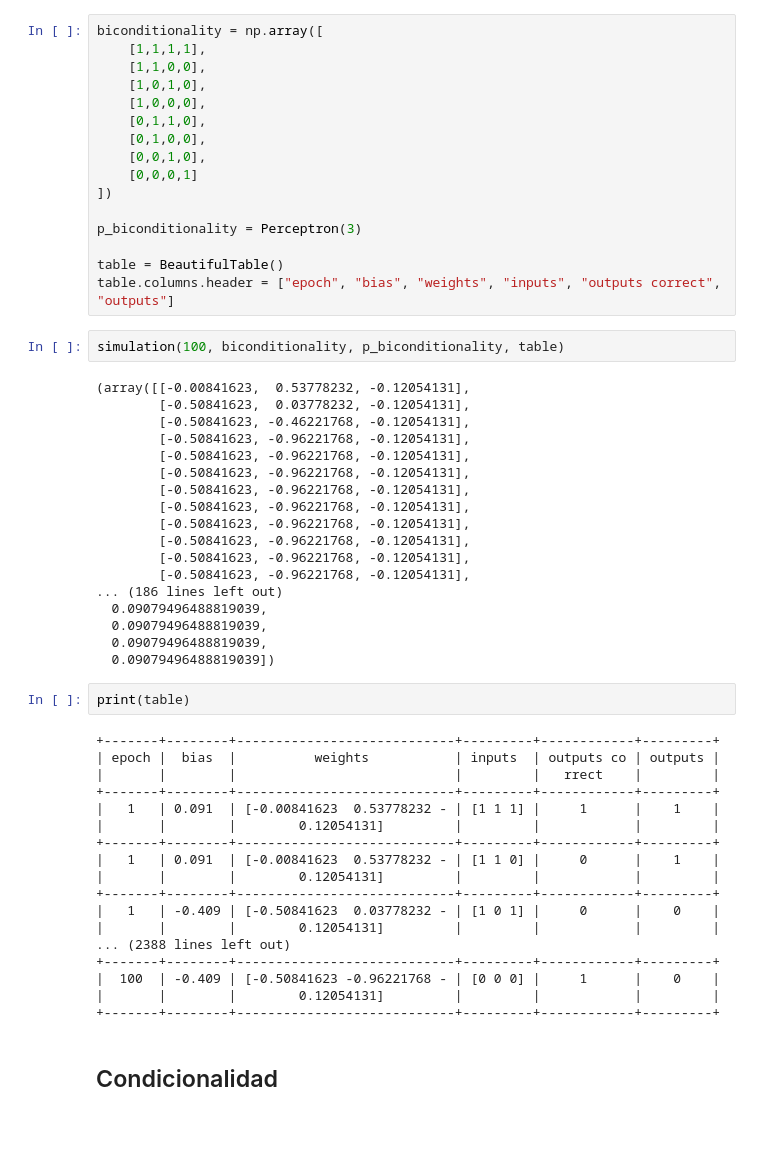
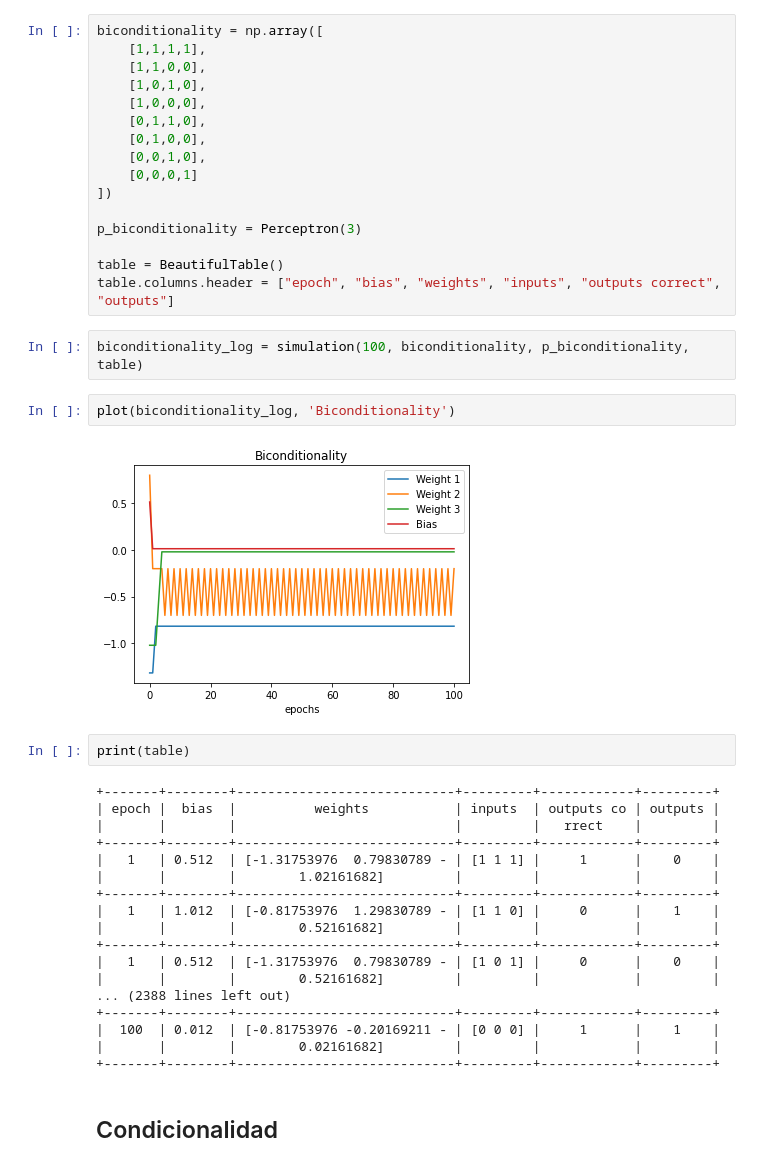
Before and after one commit to smaje99/perceptron-ai-udla, a Jupyter notebook: Ejercicio 01.ipynb, the cells around one changed output. Saved outputs shown, nothing was run; the diff lists cells and outputs as text; blank space fills up the shorter version.

Commit message:
biconditionality plot log case

```diff
--- a/Ejercicio 01.ipynb
+++ b/Ejercicio 01.ipynb
@@ -166,25 +166,11 @@ p_biconditionality = Perceptron(3)
 table = BeautifulTable()
 table.columns.header = ["epoch", "bias", "weights", "inputs", "outputs correct", "outputs"]
 # %%
-simulation(100, biconditionality, p_biconditionality, table)
+biconditionality_log = simulation(100, biconditionality, p_biconditionality, table)
-# %% [output]
-(array([[-0.00841623,  0.53778232, -0.12054131],
-        [-0.50841623,  0.03778232, -0.12054131],
-        [-0.50841623, -0.46221768, -0.12054131],
-        [-0.50841623, -0.96221768, -0.12054131],
-        [-0.50841623, -0.96221768, -0.12054131],
-        [-0.50841623, -0.96221768, -0.12054131],
-        [-0.50841623, -0.96221768, -0.12054131],
-        [-0.50841623, -0.96221768, -0.12054131],
-        [-0.50841623, -0.96221768, -0.12054131],
-        [-0.50841623, -0.96221768, -0.12054131],
-        [-0.50841623, -0.96221768, -0.12054131],
-        [-0.50841623, -0.96221768, -0.12054131],
-... (186 lines left out)
-  0.09079496488819039,
-  0.09079496488819039,
-  0.09079496488819039,
-  0.09079496488819039])
+# %%
+plot(biconditionality_log, 'Biconditionality')
+# %% [output]
+[figure, added]
 # %%
 print(table)
 # %% [output]
@@ -192,18 +178,18 @@ print(table)
 | epoch |  bias  |          weights           | inputs  | outputs co | outputs |
 |       |        |                            |         |   rrect    |         |
 +-------+--------+----------------------------+---------+------------+---------+
-|   1   | 0.091  | [-0.00841623  0.53778232 - | [1 1 1] |     1      |    1    |
-|       |        |        0.12054131]         |         |            |         |
+|   1   | 0.512  | [-1.31753976  0.79830789 - | [1 1 1] |     1      |    0    |
+|       |        |        1.02161682]         |         |            |         |
 +-------+--------+----------------------------+---------+------------+---------+
-|   1   | 0.091  | [-0.00841623  0.53778232 - | [1 1 0] |     0      |    1    |
-|       |        |        0.12054131]         |         |            |         |
+|   1   | 1.012  | [-0.81753976  1.29830789 - | [1 1 0] |     0      |    1    |
+|       |        |        0.52161682]         |         |            |         |
 +-------+--------+----------------------------+---------+------------+---------+
-|   1   | -0.409 | [-0.50841623  0.03778232 - | [1 0 1] |     0      |    0    |
-|       |        |        0.12054131]         |         |            |         |
+|   1   | 0.512  | [-1.31753976  0.79830789 - | [1 0 1] |     0      |    0    |
+|       |        |        0.52161682]         |         |            |         |
 ... (2388 lines left out)
 +-------+--------+----------------------------+---------+------------+---------+
-|  100  | -0.409 | [-0.50841623 -0.96221768 - | [0 0 0] |     1      |    0    |
-|       |        |        0.12054131]         |         |            |         |
+|  100  | 0.012  | [-0.81753976 -0.20169211 - | [0 0 0] |     1      |    1    |
+|       |        |        0.02161682]         |         |            |         |
 +-------+--------+----------------------------+---------+------------+---------+
 # %% [markdown]
 ## Condicionalidad
```
Also changed, not shown: parts of 10 cells of this notebook.
